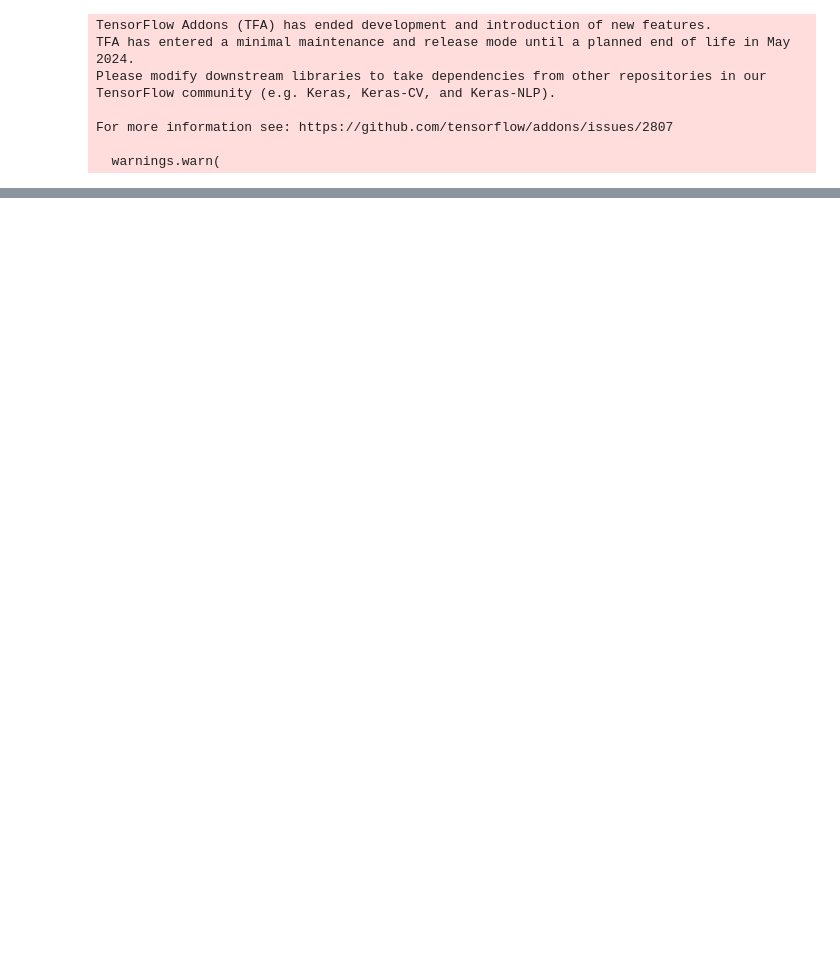
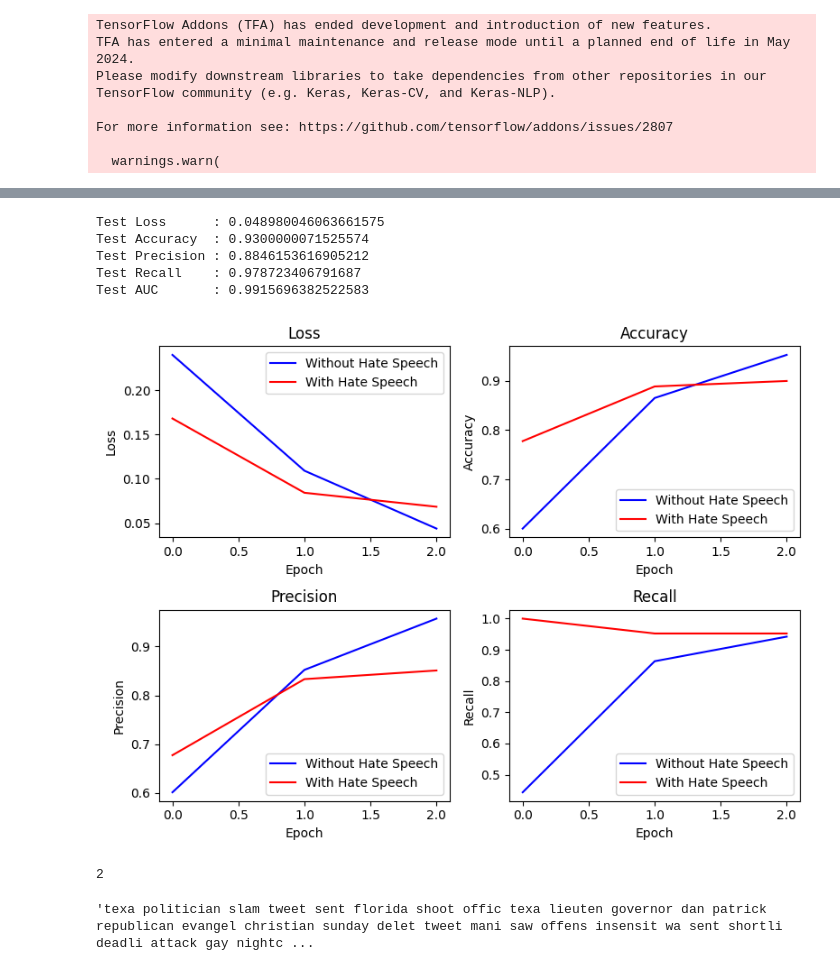
Before and after one commit to aratrikchandra/Fake-News-Detection-Text-Classification, a Jupyter notebook: BERT/FML_Project_BERT.ipynb, the cells around one changed output, grey strips where cells are left out. Saved outputs shown, nothing was run; the diff lists cells and outputs as text; code cells hidden in the pictures; blank space fills up the shorter version.

```diff
--- a/BERT/FML_Project_BERT.ipynb
+++ b/BERT/FML_Project_BERT.ipynb
@@ -520,0 +712,66 @@ TRUE: Fake      PREDICTED: Fake
+# %%
+test_loss, test_acc, test_precision, test_recall, test_auc = bert_model_2.evaluate(test_ds, verbose = 0)
+
+print(f"Test Loss      : {test_loss}")
+print(f"Test Accuracy  : {test_acc}")
+print(f"Test Precision : {test_precision}")
+print(f"Test Recall    : {test_recall}")
+# print(f"Test F1        : {tests_f1}")
+print(f"Test AUC       : {test_auc}")
+# %% [output]
+Test Loss      : 0.048980046063661575
+Test Accuracy  : 0.9300000071525574
+Test Precision : 0.8846153616905212
+Test Recall    : 0.978723406791687
+Test AUC       : 0.9915696382522583
+# %%
+import matplotlib.pyplot as plt
+
+# Create subplots
+fig, axs = plt.subplots(2, 2, figsize=(8, 6))
+
+# Plot data
+axs[0, 0].plot(model_history['loss'], label='Without Hate Speech', color='blue')
+axs[0, 0].plot(model_history_2['val_loss'], label='With Hate Speech', color='red')
+
+axs[0, 1].plot(model_history['Accuracy'], label='Without Hate Speech', color='blue')
+axs[0, 1].plot(model_history_2['val_Accuracy'], label='With Hate Speech', color='red')
+
+axs[1, 0].plot(model_history['Precision'], label='Without Hate Speech', color='blue')
+axs[1, 0].plot(model_history_2['val_Precision'], label='With Hate Speech', color='red')
+
+axs[1, 1].plot(model_history['Recall'], label='Without Hate Speech', color='blue')
+axs[1, 1].plot(model_history_2['val_Recall'], label='With Hate Speech', color='red')
+
+# Set subplot titles
+axs[0, 0].set_title('Loss')
+axs[0, 1].set_title('Accuracy')
+axs[1, 0].set_title('Precision')
+axs[1, 1].set_title('Recall')
+
+# Set x and y labels
+for i in range(2):
+    for j in range(2):
+        axs[i, j].set_xlabel('Epoch')
+        axs[i, j].legend()
+
+axs[0, 0].set_ylabel('Loss')
+axs[0, 1].set_ylabel('Accuracy')
+axs[1, 0].set_ylabel('Precision')
+axs[1, 1].set_ylabel('Recall')
+
+# Adjust layout
+plt.tight_layout()
+plt.show()
+# %% [output]
+[figure, added]
+# %%
+misclassifications = pd.read_csv("/content/Fake-News-Detection-Text-Classification/BERT/misclassifications_bert_hate_speech_appended.csv")
+misclassifications_copy = misclassifications.copy()
+len(misclassifications_copy)
+# %% [output]
+2
+# %%
+misclassifications_copy.text.iloc[0]
+# %% [output]
+'texa politician slam tweet sent florida shoot offic texa lieuten governor dan patrick republican evangel christian sunday delet tweet mani saw offens insensit wa sent shortli deadli attack gay nightc ...
```
Also changed, not shown: parts of 37 cells of this notebook, 3 other files.
